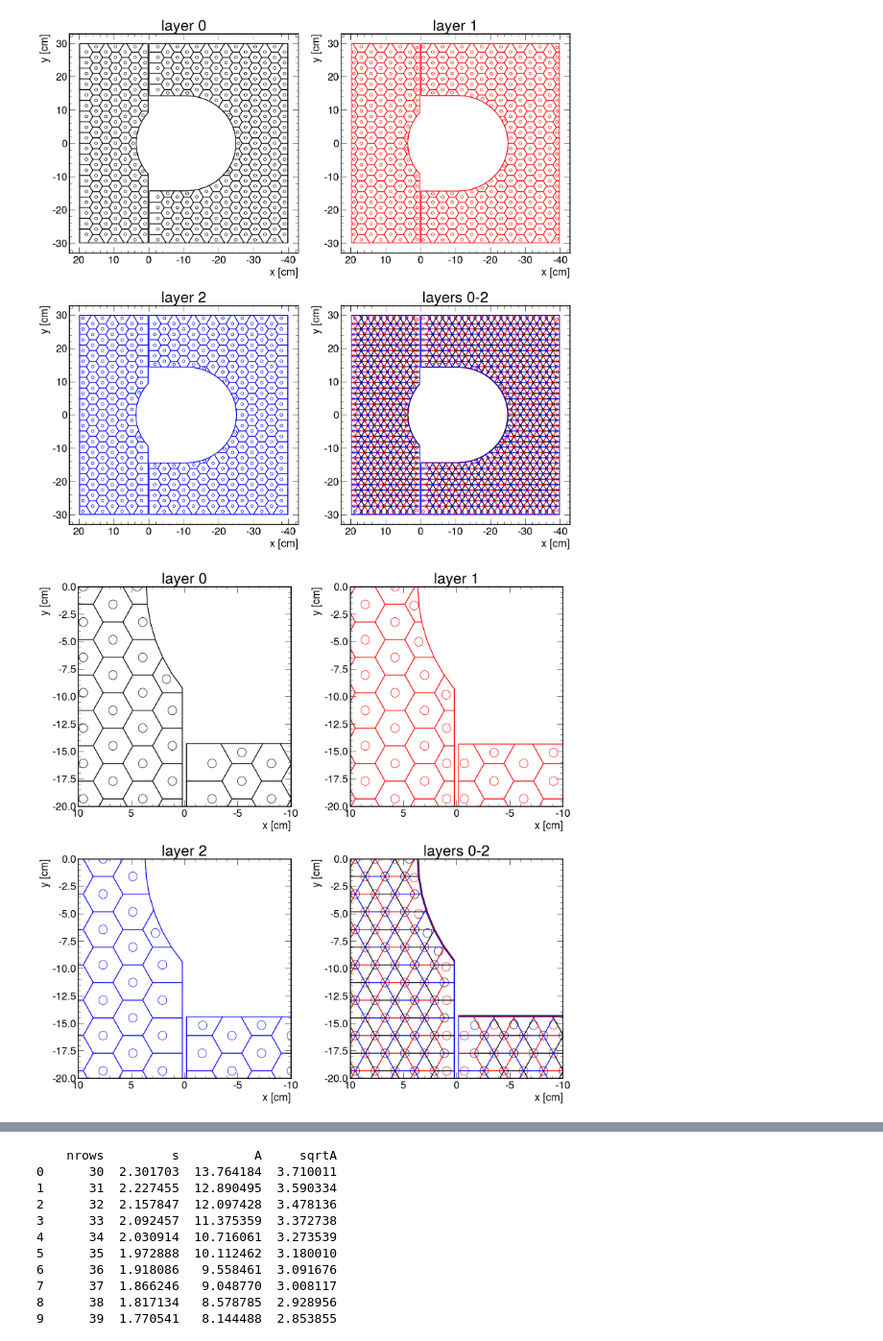
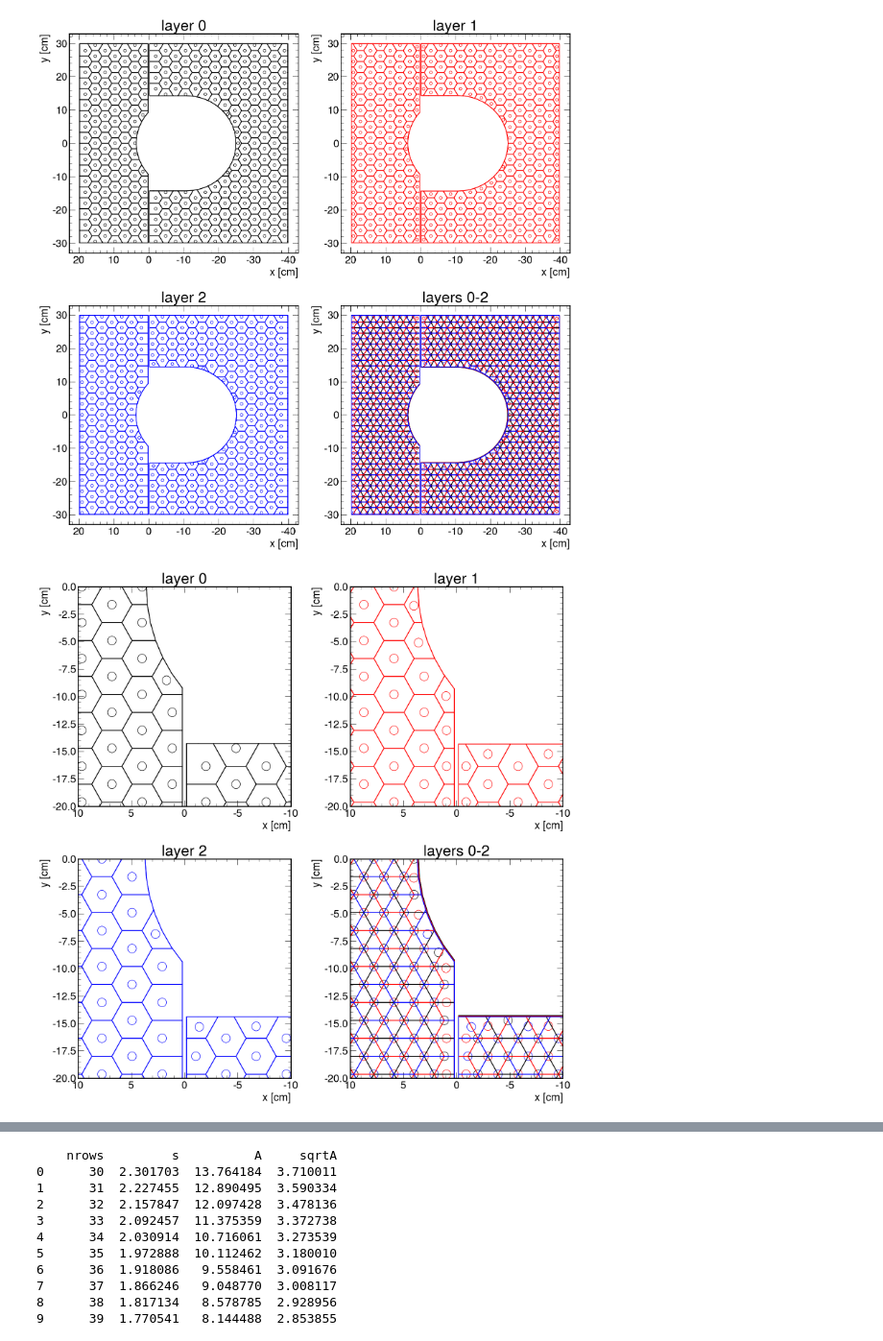
Before and after one commit to sebouh137/staggered_tesselations, a Jupyter notebook: GenerateLayers.ipynb, the cells around one changed output, grey strips where cells are left out. Shown at 96% size. Saved outputs shown, nothing was run; the diff lists cells and outputs as text; code cells hidden in the pictures.

```diff
--- a/GenerateLayers.ipynb
+++ b/GenerateLayers.ipynb
@@ -54,12 +54,12 @@ def cell_positions(layer, poly,
                    R_readout=0.4, sidelength=1.86, debug=False):
     y0=sidelength/2+min(poly.exterior.xy[1])
 
-    nrows = int((max(poly.exterior.xy[1])-min(poly.exterior.xy[1]))/(sidelength*np.sqrt(3)/2))
+    nrows = int((max(poly.exterior.xy[1])-min(poly.exterior.xy[1]))/(sidelength*np.sqrt(3)/2)+1)
 
-    y0=(max(poly.exterior.xy[1])+min(poly.exterior.xy[1]))/2-sidelength*np.sqrt(3)/2*((nrows)//2)
+    y0=(max(poly.exterior.xy[1])+min(poly.exterior.xy[1]))/2-sidelength*np.sqrt(3)/2*((nrows-1)//2)
 
 
-    ncol= int((max(poly.exterior.xy[0])-min(poly.exterior.xy[0]))/(sidelength*3/2))+1
+    ncol= int((max(poly.exterior.xy[0])-min(poly.exterior.xy[0]))/(sidelength*3/2))+2
     x0=min(poly.exterior.xy[0])
     d={a:[] for a in "x y xh yh row col boundsx boundsy area dimpleshift cropped augmented".split()}
 
@@ -221,30 +221,35 @@ def draw_layer(layer, R_readout=0.4, sidelength=1.86, fillDimple=True):
             plt.plot(df.boundsx[i], df.boundsy[i], color=color)
                 #plt.plot(df.x[i]+dx, df.y[i]+dy, color=color)
 # %%
+#use sidelength from the model used in the JINST paper
+sidelength=1.843
+#increase sidelength to account for a wider space between cells
+sidelength+=0.04/(np.sqrt(3)/2)
+
 for zoom in False, True:
-    arg=dict(fillDimple=False)
+    arg=dict(fillDimple=False, sidelength=sidelength)
     fig,axs=plt.subplots(2,2, figsize=(16,16))
     for i in range(3):
 
         plt.sca(axs[i//2][i%2])
         plt.title(f"layer {i}")
         draw_layer(i, **arg)
         plt.gca().invert_xaxis()
         plt.sca(axs[1][1])
         plt.title(f"layers 0-2")
         draw_layer(i, **arg)
     axs[1][1].invert_xaxis()
     for row in axs:
         for ax in row:
             ax.set_xlabel("x [cm]", fontsize=22)
             ax.set_ylabel("y [cm]", fontsize=22)
             if zoom:
                 ax.set_xlim(-10, 10)
                 ax.set_ylim(-20, 0)
                 ax.invert_xaxis()
     plt.tight_layout()
     plt.savefig(f"Layers_0-2{'_zoom' if zoom else ''}.pdf")
     plt.show()
 # %% [output]
-[figure, old version]
+[figure, new version]
-[figure, old version]
+[figure, new version]
```
Also changed, not shown: parts of 3 cells of this notebook.
